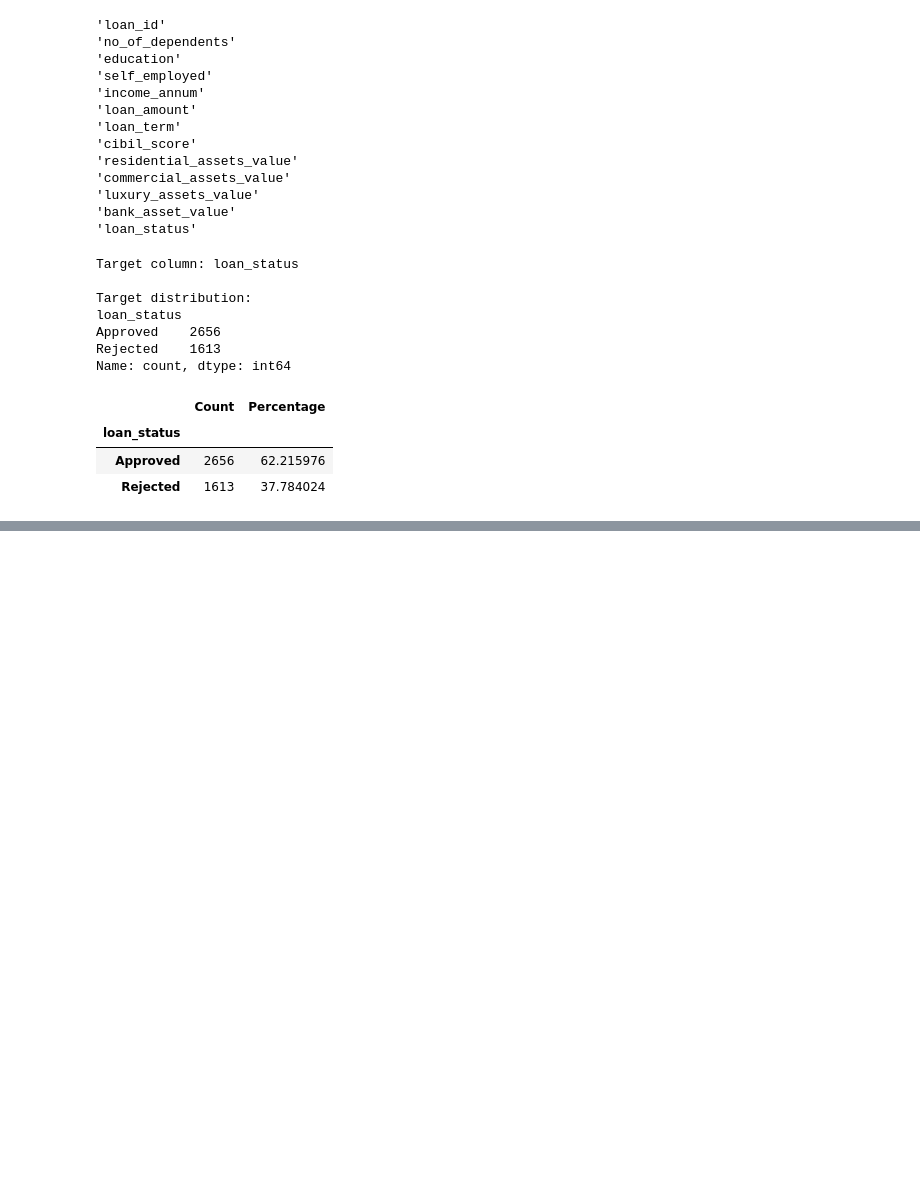
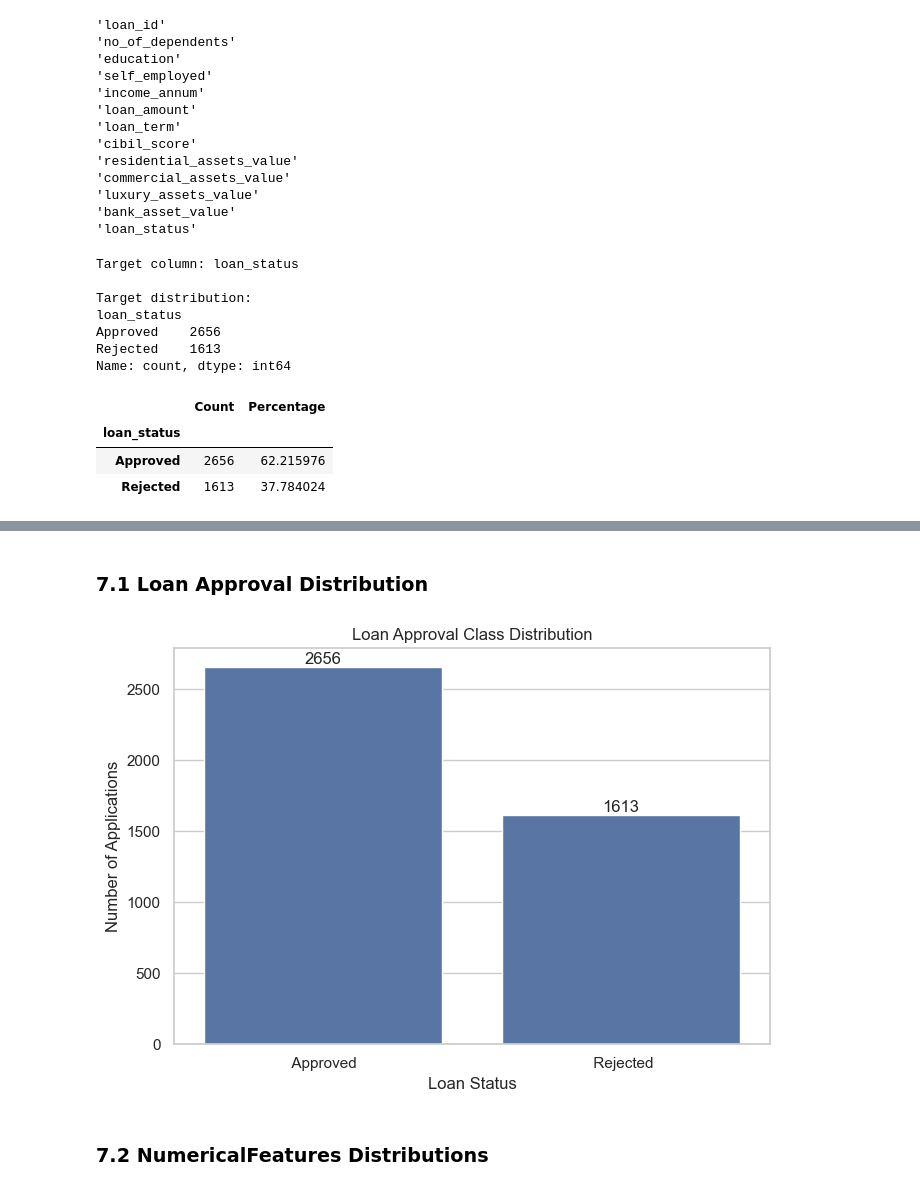
Before and after one commit to EmanQazii/loan-approval-prediction-model, a Jupyter notebook: notebooks/Loan_Approval_Prediction.ipynb, the cells around one changed output, grey strips where cells are left out. Drawn from its saved outputs; the diff is of its cells as text; code cells hidden in the pictures; blank space fills up the shorter version.

```diff
--- a/notebooks/Loan_Approval_Prediction.ipynb
+++ b/notebooks/Loan_Approval_Prediction.ipynb
@@ -300,0 +366,25 @@ plt.show()
+# %% [markdown]
+### 7.1 Loan Approval Distribution
+# %%
+plt.figure(figsize=(7, 5))
+ax = sns.countplot(
+    data=df,
+    x="loan_status"
+)
+plt.title("Loan Approval Class Distribution")
+plt.xlabel("Loan Status")
+plt.ylabel("Number of Applications")
+# Add values on top of bars
+for container in ax.containers:
+    ax.bar_label(container)
+plt.tight_layout()
+plt.savefig(
+    "../outputs/loan_approval_class_distribution.png",
+    dpi=300,
+    bbox_inches="tight"
+)
+plt.show()
+# %% [output]
+[figure, added]
+# %% [markdown]
+### 7.2 NumericalFeatures Distributions
```
Also changed, not shown: parts of 27 cells of this notebook, 10 other files.
